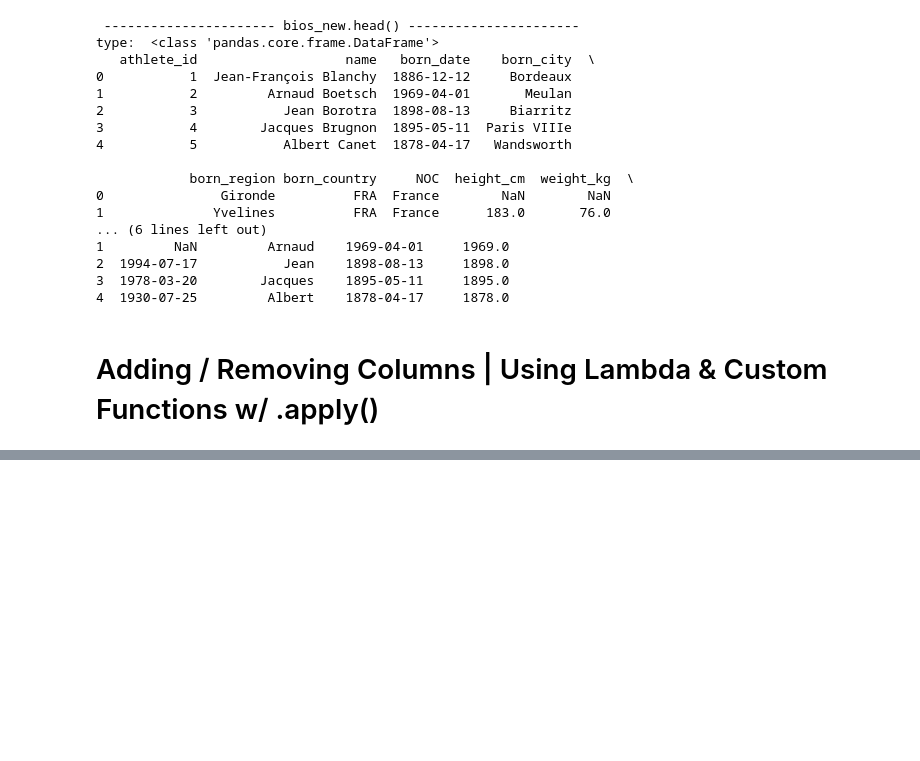
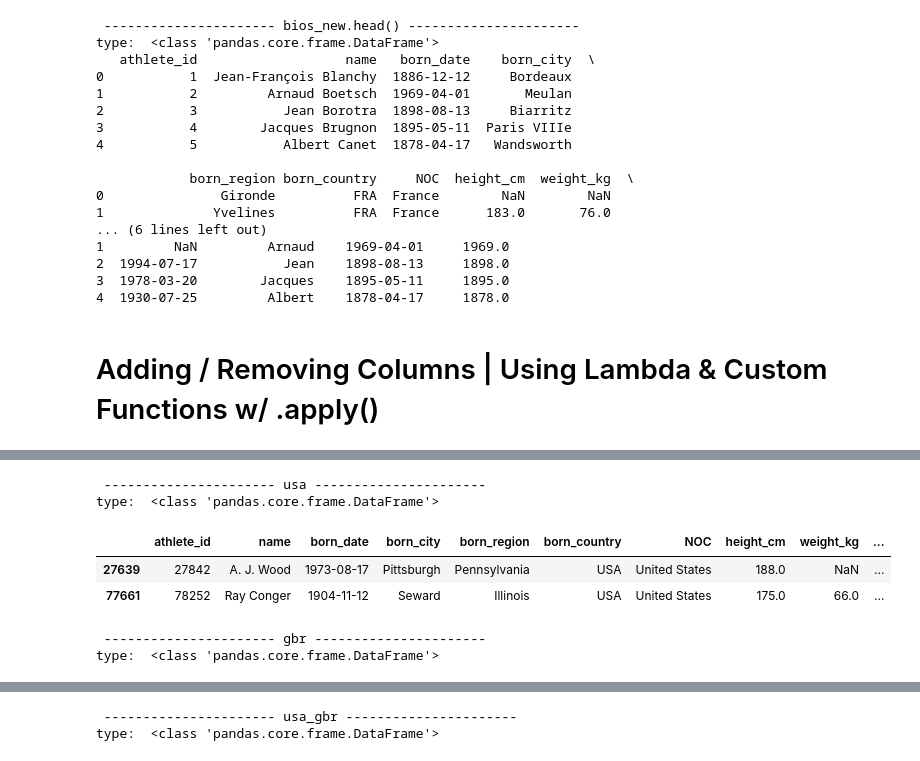
Before and after one commit to EslamKamel89/pandas, a Jupyter notebook: complete-pandas-tutorial/tutorial_2.ipynb, the cells around one changed output, grey strips where cells are left out. Drawn from its saved outputs; the diff is of its cells as text; code cells hidden in the pictures; blank space fills up the shorter version.

```diff
--- a/complete-pandas-tutorial/tutorial_2.ipynb
+++ b/complete-pandas-tutorial/tutorial_2.ipynb
@@ -921,0 +969,15 @@ type:  <class 'pandas.core.frame.DataFrame'>
+# %%
+usa = bios[bios['born_country'] == 'USA'].copy()
+gbr = bios[bios['born_country'] == 'GBR'].copy()
+usa_gbr = pd.concat([usa, gbr])
+pr(usa.sample(2) , 'usa')
+pr(gbr.sample(2) , 'gbr')
+pr(usa_gbr.sample(2) ,'usa_gbr' )
+# %% [output]
+ ---------------------- usa ----------------------
+type:  <class 'pandas.core.frame.DataFrame'>
+|  | athlete_id | name | born_date | born_city | born_region | born_country | NOC | height_cm | weight_kg | ... |
+| 27639 | 27842 | A. J. Wood | 1973-08-17 | Pittsburgh | Pennsylvania | USA | United States | 188.0 | NaN | ... |
+| 77661 | 78252 | Ray Conger | 1904-11-12 | Seward | Illinois | USA | United States | 175.0 | 66.0 | ... |
+ ---------------------- gbr ----------------------
+type:  <class 'pandas.core.frame.DataFrame'>
@@ -921,0 +987,2 @@ type:  <class 'pandas.core.frame.DataFrame'>
+ ---------------------- usa_gbr ----------------------
+type:  <class 'pandas.core.frame.DataFrame'>
```
Also changed, not shown: parts of 10 cells of this notebook, 1 other file.
